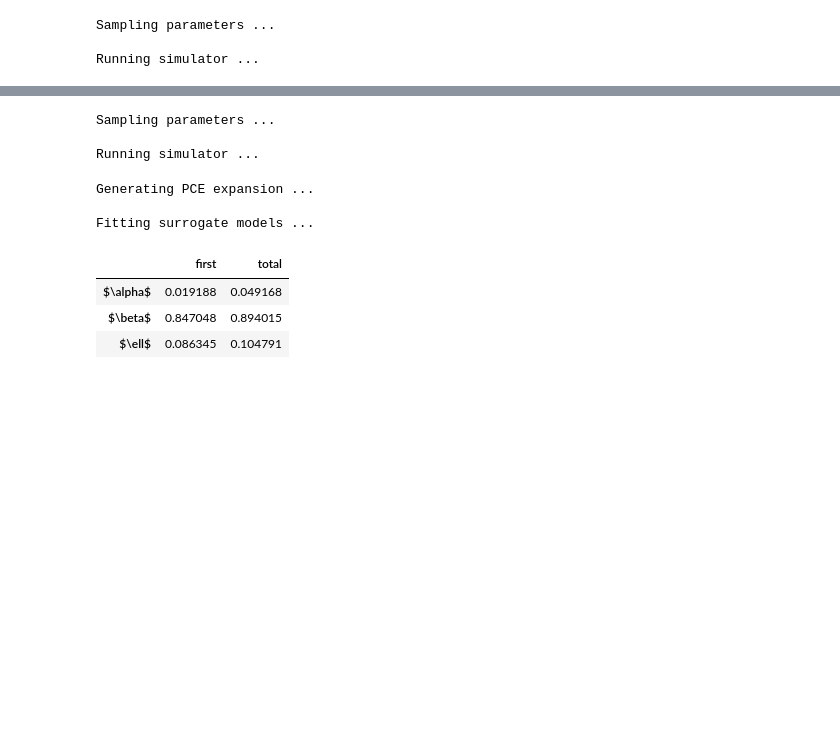
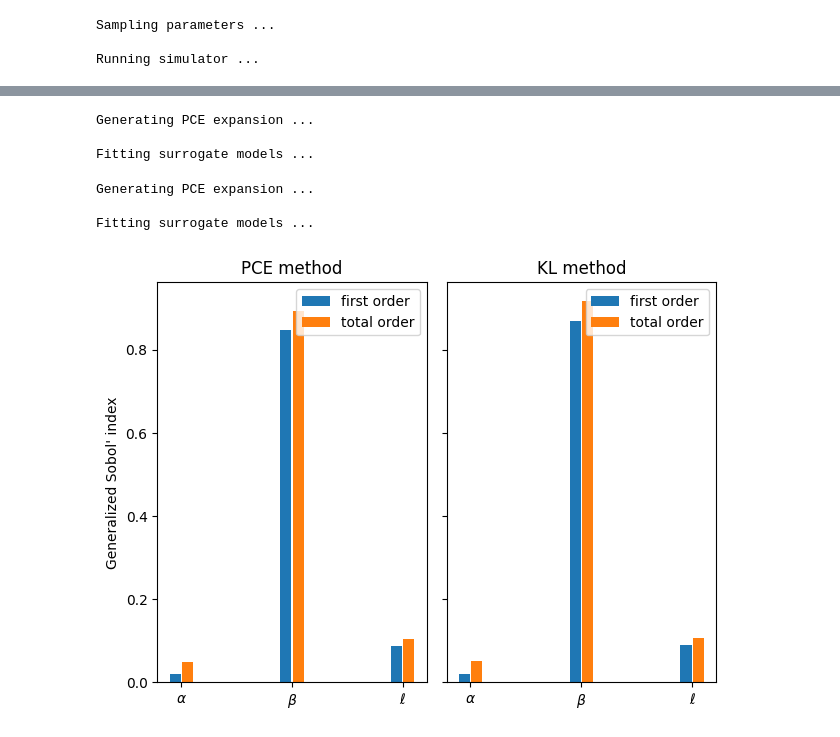
Before and after one commit to ezonta/TDGSA, a Jupyter notebook: examples/oscillator.ipynb, the cells around one changed output, grey strips where cells are left out. Drawn from its saved outputs; the diff is of its cells as text; code cells hidden in the pictures; blank space fills up the shorter version.

Commit message:
Fix instantiation with pre-existing data

```diff
--- a/examples/oscillator.ipynb
+++ b/examples/oscillator.ipynb
@@ -236,17 +235,15 @@ plt.legend()
-# %%
-tdgsa_KL = time_dependent_sensitivity_analysis(my_simulator, my_distribution)
-my_params, my_output = tdgsa_KL.sample_params_and_run_simulator(num_samples)
-
-tdgsa_PCE = time_dependent_sensitivity_analysis(my_simulator, my_distribution, data=(my_params, my_output))
-tdgsa_PCE.compute_sobol_indices("PCE")
-# %% [output]
-Sampling parameters ...
-
-Running simulator ...
-Generating PCE expansion ...
-
-Fitting surrogate models ...
-|  | first | total |
-| $\alpha$ | 0.019188 | 0.049168 |
-| $\beta$ | 0.847048 | 0.894015 |
-| $\ell$ | 0.086345 | 0.104791 |
+# %%
+### One can also instantiate the TDGSA class with pre-existing data
+
+tdgsa_data = time_dependent_sensitivity_analysis(my_simulator, my_distribution, data=(my_params, my_output))
+tdgsa_data.compute_sobol_indices("PCE")
+tdgsa_data.compute_sobol_indices("KL")
+tdgsa_data.plot("sobol_indices")
+# %% [output]
+Generating PCE expansion ...
+
+Fitting surrogate models ...
+Generating PCE expansion ...
+
+Fitting surrogate models ...
+[figure, added]
```
Also changed, not shown: parts of 8 cells of this notebook, 1 other file.
